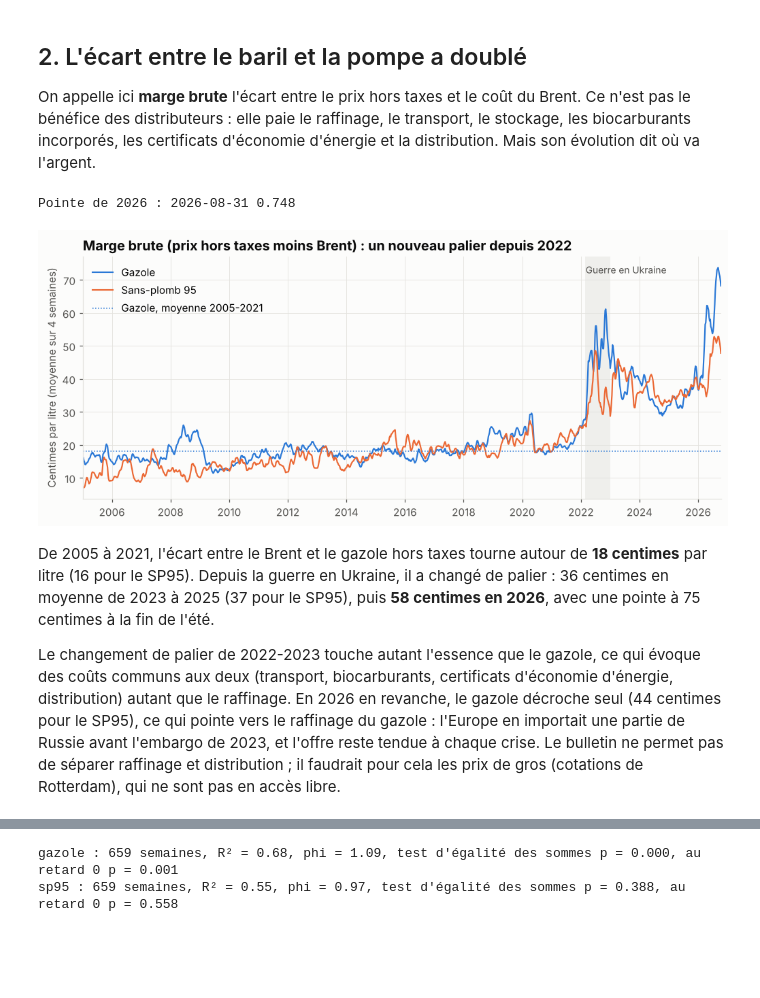
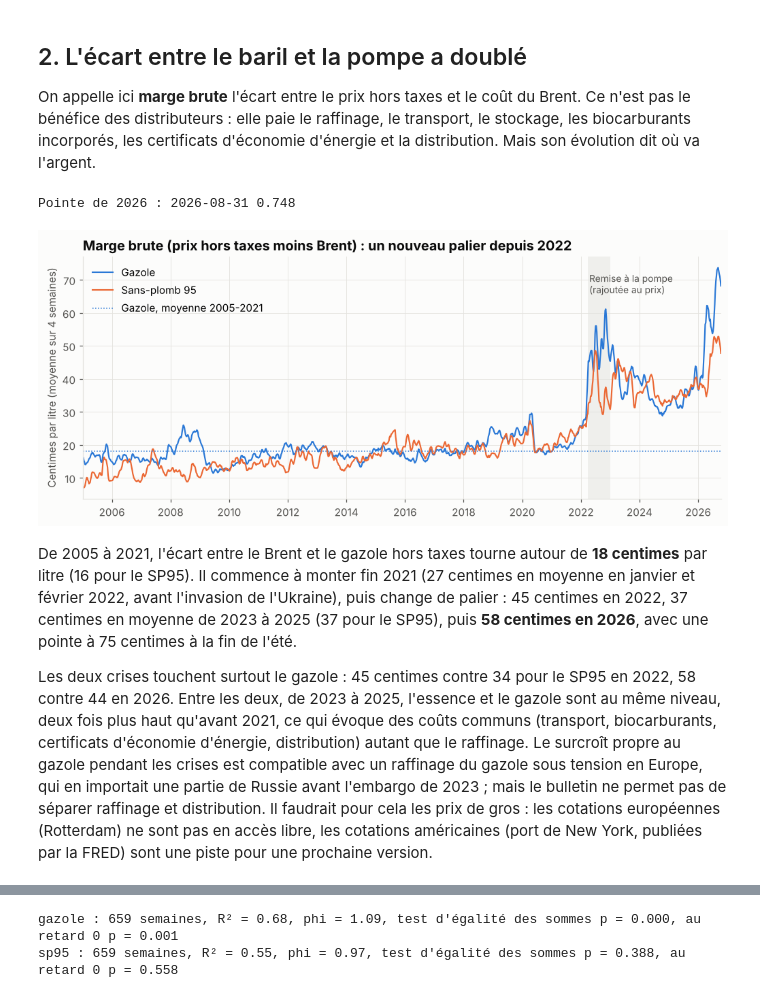
Before and after one commit to nitescuale/prix-carburants-bornes, a Jupyter notebook: notebooks/03_fusee_et_plume.ipynb, the cells around one changed output, grey strips where cells are left out. Drawn from its saved outputs; the diff is of its cells as text; code cells hidden in the pictures; blank space fills up the shorter version.

```diff
--- a/notebooks/03_fusee_et_plume.ipynb
+++ b/notebooks/03_fusee_et_plume.ipynb
@@ -79,8 +79,11 @@ hebdo = (
         taxes_gazole=pl.col("gazole_ttc") - pl.col("gazole_ht"),
     )
 )
-semaines_attendues = (hebdo["date"].max() - hebdo["date"].min()).days // 7 + 1
-chiffres["semaines"], chiffres["semaines_manquantes"] = hebdo.height, semaines_attendues - hebdo.height
-print(f"{hebdo.height} semaines du {hebdo['date'].min()} au {hebdo['date'].max()} ({semaines_attendues - hebdo.height} semaines sans bulletin)")
+grille = pl.DataFrame({"date": pl.date_range(hebdo["date"].min(), hebdo["date"].max(), "1w", eager=True)})
+manquantes = grille.join(hebdo, on="date", how="anti")["date"]
+chiffres["semaines"], chiffres["semaines_manquantes"] = hebdo.height, manquantes.len()
+chiffres["derniere_manquante"] = manquantes.max().year
+print(f"{hebdo.height} semaines du {hebdo['date'].min()} au {hebdo['date'].max()}, {manquantes.len()} sans bulletin :")
+print(", ".join(f"{d:%d/%m/%Y}" for d in manquantes))
 hebdo.tail(3)
 # %% [output]
@@ -104,13 +110,16 @@ stations = (
 )
 comparaison = (
     stations.pivot(on="carburant", index="semaine", values="moyenne")
-    .join(bulletin, left_on="semaine", right_on="date")
+    .with_columns(date=pl.col("semaine") + pl.duration(weeks=1))
+    .join(bulletin, on="date")
     .drop_nulls(["Gazole", "SP95"])
     .with_columns(ecart_gazole=pl.col("Gazole") - pl.col("gazole_ttc"), ecart_sp95=pl.col("SP95") - pl.col("sp95_ttc"))
 )
 for carburant, nom in [("gazole", "Gazole"), ("sp95", "SP95")]:
     ecart = comparaison[f"ecart_{carburant}"]
     chiffres[f"correlation_{carburant}"] = np.corrcoef(comparaison[nom], comparaison[f"{carburant}_ttc"])[0, 1]
+    variations = comparaison.select(pl.col(nom, f"{carburant}_ttc").diff()).drop_nulls()
+    chiffres[f"correlation_variations_{carburant}"] = np.corrcoef(variations[nom], variations[f"{carburant}_ttc"])[0, 1]
     chiffres[f"ecart_stations_{carburant}"] = ecart.mean()
     chiffres[f"ecart_stations_{carburant}_p05"], chiffres[f"ecart_stations_{carburant}_p95"] = ecart.quantile(0.05), ecart.quantile(0.95)
 chiffres["semaines_comparees"] = comparaison.height
@@ -193,32 +202,34 @@ On appelle ici **marge brute** l'écart entre le prix hors taxes et le coût du
 # %%
 avant = hebdo.filter(pl.col("date").dt.year() <= 2021)
 for carburant in ["gazole", "sp95"]:
     chiffres[f"marge_{carburant}_2005_2021"] = avant[f"marge_{carburant}"].mean()
     chiffres[f"marge_{carburant}_2023_2025"] = hebdo.filter(pl.col("date").dt.year().is_between(2023, 2025))[f"marge_{carburant}"].mean()
     chiffres[f"marge_{carburant}_2026"] = annee(2026, f"marge_{carburant}")  # janvier à mi-octobre
+    chiffres[f"marge_{carburant}_2022"] = annee(2022, f"marge_{carburant}")
+chiffres["marge_gazole_fevrier_2022"] = hebdo.filter(pl.col("date").is_between(date(2022, 1, 1), date(2022, 2, 21)))["marge_gazole"].mean()
 pointe = hebdo.filter(pl.col("date").dt.year() == 2026).sort("marge_gazole").row(-1, named=True)
 chiffres["marge_gazole_pointe"] = pointe["marge_gazole"]
 print("Pointe de 2026 :", pointe["date"], round(pointe["marge_gazole"], 3))
 fig, ax = plt.subplots(figsize=(11, 4.2))
 for carburant, couleur, nom in [("gazole", BLEU, "Gazole"), ("sp95", ORANGE, "Sans-plomb 95")]:
     lisse = hebdo.select("date", pl.col(f"marge_{carburant}").rolling_mean(4, min_samples=2))
     ax.plot(lisse["date"], lisse[f"marge_{carburant}"] * 100, color=couleur, linewidth=1.4, label=nom)
 ax.axhline(chiffres["marge_gazole_2005_2021"] * 100, color=BLEU, linestyle=":", linewidth=1, label="Gazole, moyenne 2005-2021")
-ax.axvspan(date(2022, 2, 24), date(2022, 12, 31), color=GRILLE, alpha=0.5, linewidth=0)
-ax.annotate("Guerre en Ukraine", (date(2022, 3, 1), 72), color=TEXTE_2, fontsize=9)
+ax.axvspan(date(2022, 4, 1), date(2022, 12, 31), color=GRILLE, alpha=0.5, linewidth=0)
+ax.annotate("Remise à la pompe\n(rajoutée au prix)", (date(2022, 4, 15), 66), color=TEXTE_2, fontsize=9)
 ax.set_ylabel("Centimes par litre (moyenne sur 4 semaines)")
 ax.set_title("Marge brute (prix hors taxes moins Brent) : un nouveau palier depuis 2022")
 axe_annees(ax)
 ax.set_xlim(hebdo["date"].min(), hebdo["date"].max())
 ax.legend(loc="upper left", frameon=False)
 sauver(fig, "12_marge_brute")
 # %% [output]
 Pointe de 2026 : 2026-08-31 0.748
-[figure, old version]
+[figure, new version]
 # %% [markdown]
-De 2005 à 2021, l'écart entre le Brent et le gazole hors taxes tourne autour de **18 centimes** par litre (16 pour le SP95). Depuis la guerre en Ukraine, il a changé de palier : 36 centimes en moyenne de 2023 à 2025 (37 pour le SP95), puis **58 centimes en 2026**, avec une pointe à 75 centimes à la fin de l'été.
+De 2005 à 2021, l'écart entre le Brent et le gazole hors taxes tourne autour de **18 centimes** par litre (16 pour le SP95). Il commence à monter fin 2021 (27 centimes en moyenne en janvier et février 2022, avant l'invasion de l'Ukraine), puis change de palier : 45 centimes en 2022, 37 centimes en moyenne de 2023 à 2025 (37 pour le SP95), puis **58 centimes en 2026**, avec une pointe à 75 centimes à la fin de l'été.
 
-Le changement de palier de 2022-2023 touche autant l'essence que le gazole, ce qui évoque des coûts communs aux deux (transport, biocarburants, certificats d'économie d'énergie, distribution) autant que le raffinage. En 2026 en revanche, le gazole décroche seul (44 centimes pour le SP95), ce qui pointe vers le raffinage du gazole : l'Europe en importait une partie de Russie avant l'embargo de 2023, et l'offre reste tendue à chaque crise. Le bulletin ne permet pas de séparer raffinage et distribution ; il faudrait pour cela les prix de gros (cotations de Rotterdam), qui ne sont pas en accès libre.
+Les deux crises touchent surtout le gazole : 45 centimes contre 34 pour le SP95 en 2022, 58 contre 44 en 2026. Entre les deux, de 2023 à 2025, l'essence et le gazole sont au même niveau, deux fois plus haut qu'avant 2021, ce qui évoque des coûts communs (transport, biocarburants, certificats d'économie d'énergie, distribution) autant que le raffinage. Le surcroît propre au gazole pendant les crises est compatible avec un raffinage du gazole sous tension en Europe, qui en importait une partie de Russie avant l'embargo de 2023 ; mais le bulletin ne permet pas de séparer raffinage et distribution. Il faudrait pour cela les prix de gros : les cotations européennes (Rotterdam) ne sont pas en accès libre, les cotations américaines (port de New York, publiées par la FRED) sont une piste pour une prochaine version.
 # %% [markdown]
 ## 3. Fusée et plume : les prix montent-ils plus vite qu'ils ne baissent ?
 
```
Also changed, not shown: parts of 23 cells of this notebook, 7 other files.
